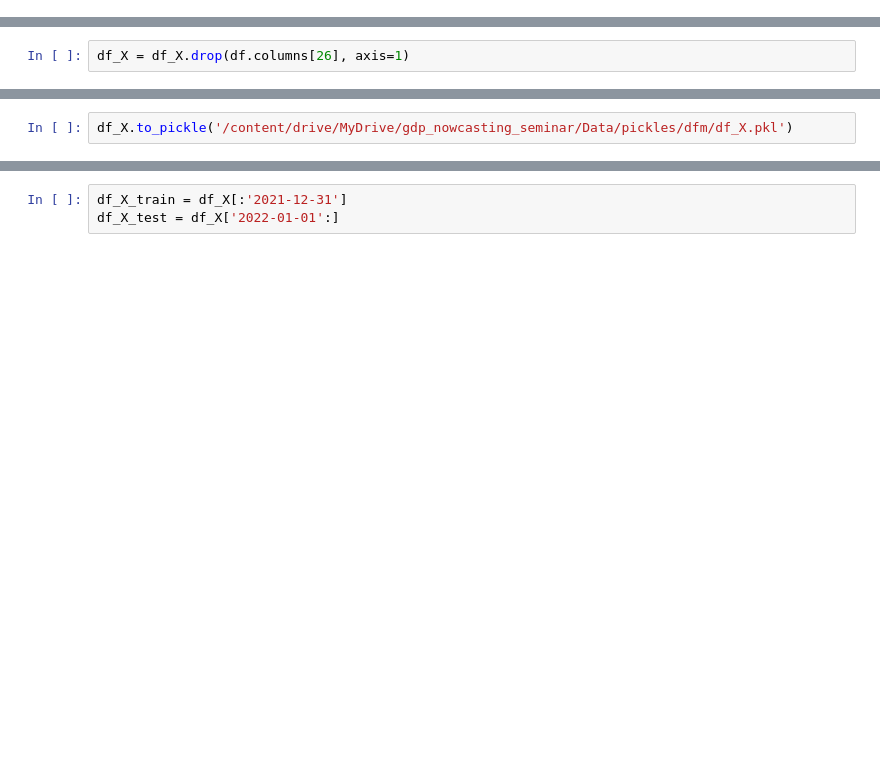
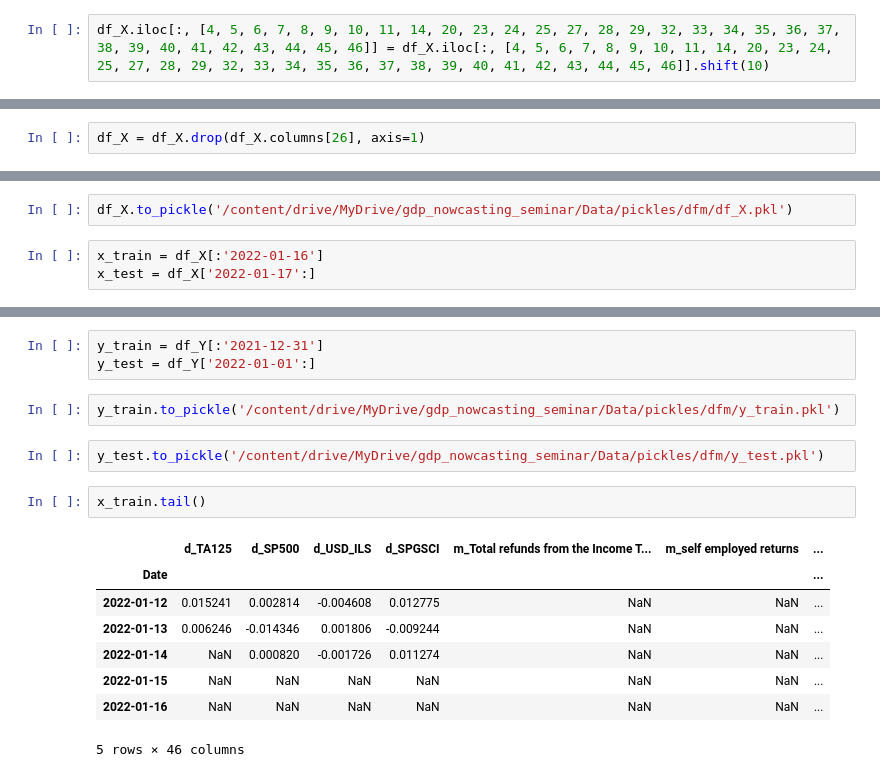
Before and after one commit to EladBenjo/gdp-nowcasting-seminar, a Jupyter notebook: Notebooks/03_dfm_selection.ipynb, the cells around one changed output, grey strips where cells are left out. Drawn from its saved outputs; the diff is of its cells as text; blank space fills up the shorter version.

```diff
--- a/Notebooks/03_dfm_selection.ipynb
+++ b/Notebooks/03_dfm_selection.ipynb
@@ -105,3 +107,5 @@ memory usage: 4.1 MB
+# %%
+df_X.iloc[:, [4, 5, 6, 7, 8, 9, 10, 11, 14, 20, 23, 24, 25, 27, 28, 29, 32, 33, 34, 35, 36, 37, 38, 39, 40, 41, 42, 43, 44, 45, 46]] = df_X.iloc[:, [4, 5, 6, 7, 8, 9, 10, 11, 14, 20, 23, 24, 25, 27, 28, 29, 32, 33, 34, 35, 36, 37, 38, 39, 40, 41, 42, 43, 44, 45, 46]].shift(10)
 # %% [markdown]
 CPI is 15 days later
 Consumer Trust Index is 12 days later
@@ -115,7 +119,7 @@ df_X.iloc[:, [21]] = df_X.iloc[:, [21]].shift(3)
 # %% [markdown]
 real salary delay is 50 days then drop it
 # %%
-df_X = df_X.drop(df.columns[26], axis=1)
+df_X = df_X.drop(df_X.columns[26], axis=1)
 # %% [markdown]
 drop the first 2 rows, and anything beyond 16.1.25
 # %%
@@ -141,2 +132,5 @@ df_X
 # %%
 df_X.to_pickle('/content/drive/MyDrive/gdp_nowcasting_seminar/Data/pickles/dfm/df_X.pkl')
+# %%
+x_train = df_X[:'2022-01-16']
+x_test = df_X['2022-01-17':]
@@ -143,3 +180,18 @@ df_X.to_pickle('/content/drive/MyDrive/gdp_nowcasting_seminar/Data/pickles/dfm/d
 # %%
-df_X_train = df_X[:'2021-12-31']
-df_X_test = df_X['2022-01-01':]
+y_train = df_Y[:'2021-12-31']
+y_test = df_Y['2022-01-01':]
+# %%
+y_train.to_pickle('/content/drive/MyDrive/gdp_nowcasting_seminar/Data/pickles/dfm/y_train.pkl')
+# %%
+y_test.to_pickle('/content/drive/MyDrive/gdp_nowcasting_seminar/Data/pickles/dfm/y_test.pkl')
+# %%
+x_train.tail()
+# %% [output]
+|  | d_TA125 | d_SP500 | d_USD_ILS | d_SPGSCI | m_Total refunds from the Income T... | m_self employed returns | ... |
+| Date |  |  |  |  |  |  | ... |
+| 2022-01-12 | 0.015241 | 0.002814 | -0.004608 | 0.012775 | NaN | NaN | ... |
+| 2022-01-13 | 0.006246 | -0.014346 | 0.001806 | -0.009244 | NaN | NaN | ... |
+| 2022-01-14 | NaN | 0.000820 | -0.001726 | 0.011274 | NaN | NaN | ... |
+| 2022-01-15 | NaN | NaN | NaN | NaN | NaN | NaN | ... |
+| 2022-01-16 | NaN | NaN | NaN | NaN | NaN | NaN | ... |
+5 rows × 46 columns
```
Also changed, not shown: parts of 23 cells of this notebook.
